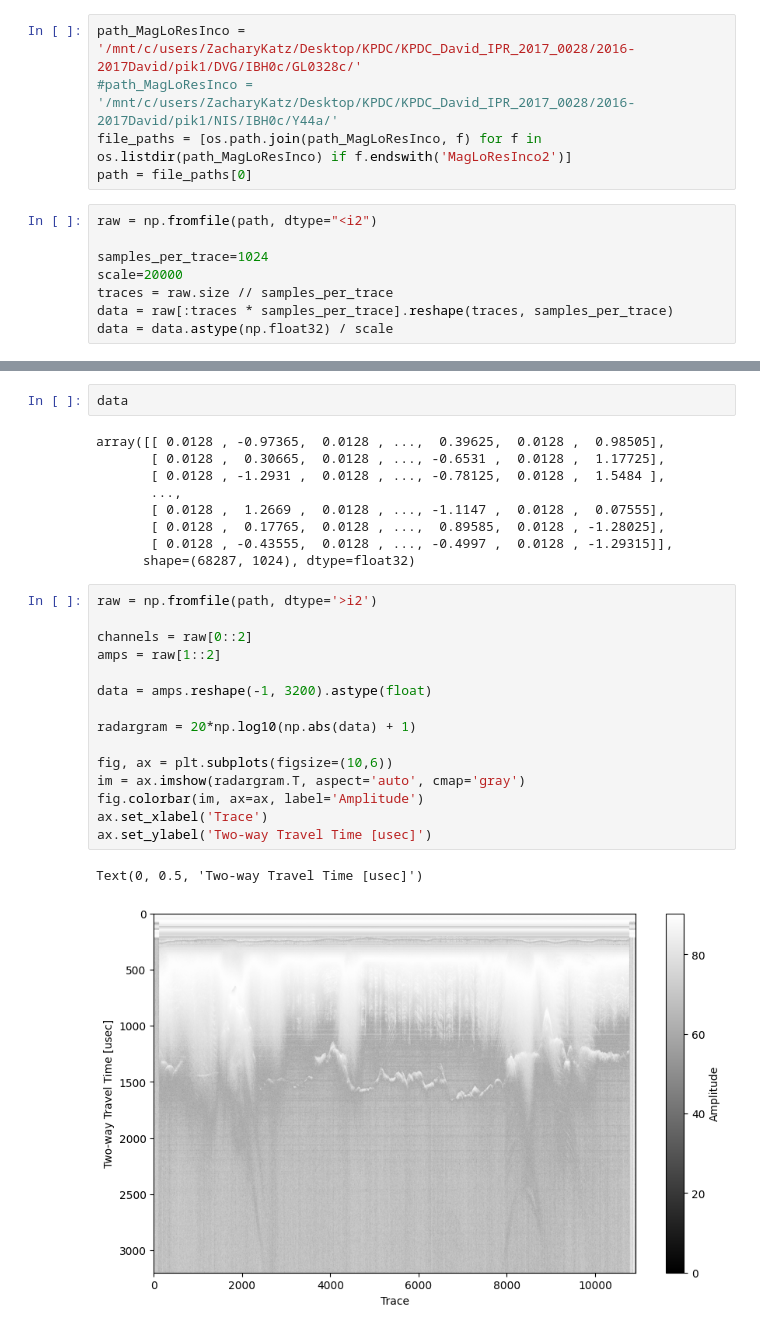
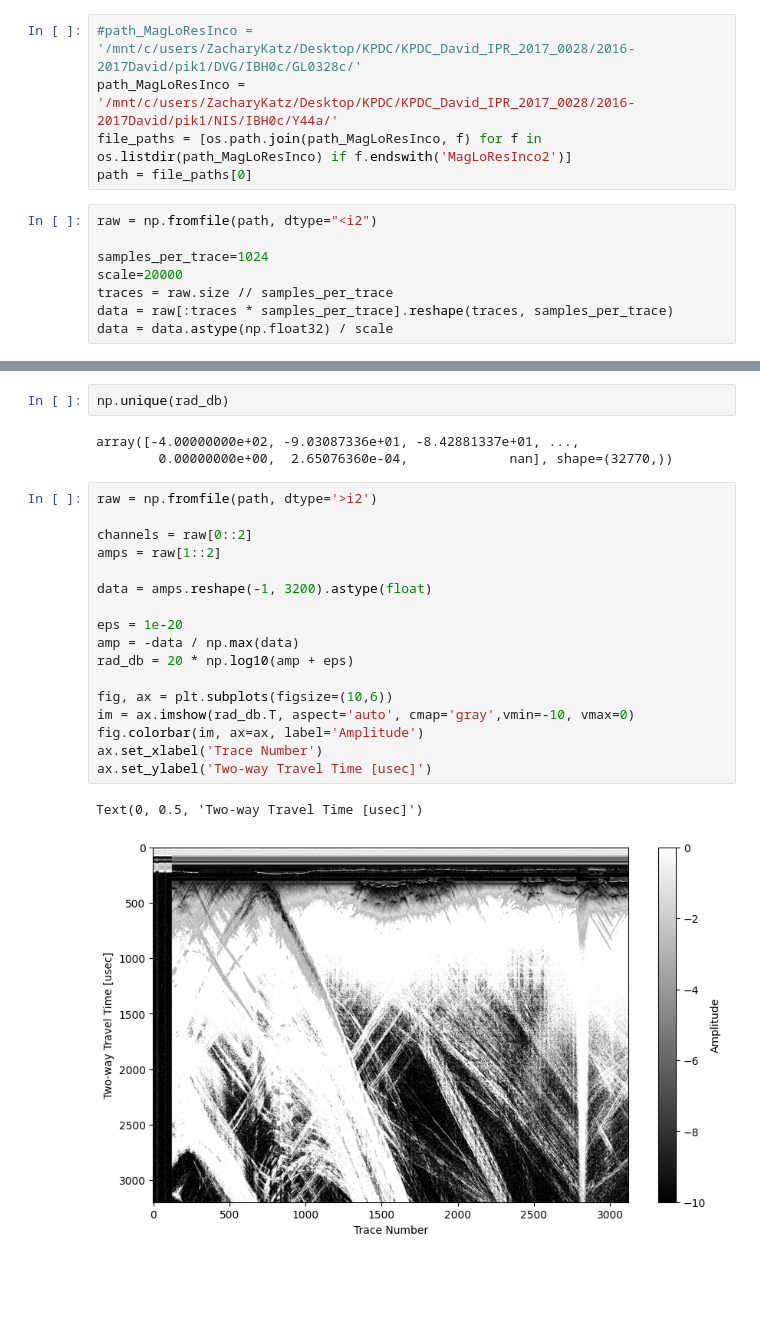
Before and after one commit to zsk4/david_radar, a Jupyter notebook: impdar_MagLoResInco.ipynb, the cells around one changed output, grey strips where cells are left out. Drawn from its saved outputs; the diff is of its cells as text; blank space fills up the shorter version.

```diff
--- a/impdar_MagLoResInco.ipynb
+++ b/impdar_MagLoResInco.ipynb
@@ -19,8 +19,8 @@ import shapefile
 import shapely
 import xarray as xr
 # %%
-path_MagLoResInco = '/mnt/c/users/ZacharyKatz/Desktop/KPDC/KPDC_David_IPR_2017_0028/2016-2017David/pik1/DVG/IBH0c/GL0328c/'
-#path_MagLoResInco = '/mnt/c/users/ZacharyKatz/Desktop/KPDC/KPDC_David_IPR_2017_0028/2016-2017David/pik1/NIS/IBH0c/Y44a/'
+#path_MagLoResInco = '/mnt/c/users/ZacharyKatz/Desktop/KPDC/KPDC_David_IPR_2017_0028/2016-2017David/pik1/DVG/IBH0c/GL0328c/'
+path_MagLoResInco = '/mnt/c/users/ZacharyKatz/Desktop/KPDC/KPDC_David_IPR_2017_0028/2016-2017David/pik1/NIS/IBH0c/Y44a/'
 file_paths = [os.path.join(path_MagLoResInco, f) for f in os.listdir(path_MagLoResInco) if f.endswith('MagLoResInco2')]
 path = file_paths[0]
 # %%
@@ -40,29 +40,25 @@ print(raw[:20])
 # %%
-data
+np.unique(rad_db)
 # %% [output]
-array([[ 0.0128 , -0.97365,  0.0128 , ...,  0.39625,  0.0128 ,  0.98505],
-       [ 0.0128 ,  0.30665,  0.0128 , ..., -0.6531 ,  0.0128 ,  1.17725],
-       [ 0.0128 , -1.2931 ,  0.0128 , ..., -0.78125,  0.0128 ,  1.5484 ],
-       ...,
-       [ 0.0128 ,  1.2669 ,  0.0128 , ..., -1.1147 ,  0.0128 ,  0.07555],
-       [ 0.0128 ,  0.17765,  0.0128 , ...,  0.89585,  0.0128 , -1.28025],
-       [ 0.0128 , -0.43555,  0.0128 , ..., -0.4997 ,  0.0128 , -1.29315]],
-      shape=(68287, 1024), dtype=float32)
+array([-4.00000000e+02, -9.03087336e+01, -8.42881337e+01, ...,
+        0.00000000e+00,  2.65076360e-04,             nan], shape=(32770,))
 # %%
 raw = np.fromfile(path, dtype='>i2')
 
 channels = raw[0::2]
 amps = raw[1::2]
 
 data = amps.reshape(-1, 3200).astype(float)
 
-radargram = 20*np.log10(np.abs(data) + 1)
+eps = 1e-20
+amp = -data / np.max(data)
+rad_db = 20 * np.log10(amp + eps)
 
 fig, ax = plt.subplots(figsize=(10,6))
-im = ax.imshow(radargram.T, aspect='auto', cmap='gray')
+im = ax.imshow(rad_db.T, aspect='auto', cmap='gray',vmin=-10, vmax=0)
 fig.colorbar(im, ax=ax, label='Amplitude')
-ax.set_xlabel('Trace')
+ax.set_xlabel('Trace Number')
 ax.set_ylabel('Two-way Travel Time [usec]')
 # %% [output]
 Text(0, 0.5, 'Two-way Travel Time [usec]')
-[figure, old version]
+[figure, new version]
```
Also changed, not shown: parts of 1 cell of this notebook, 7 other files.
